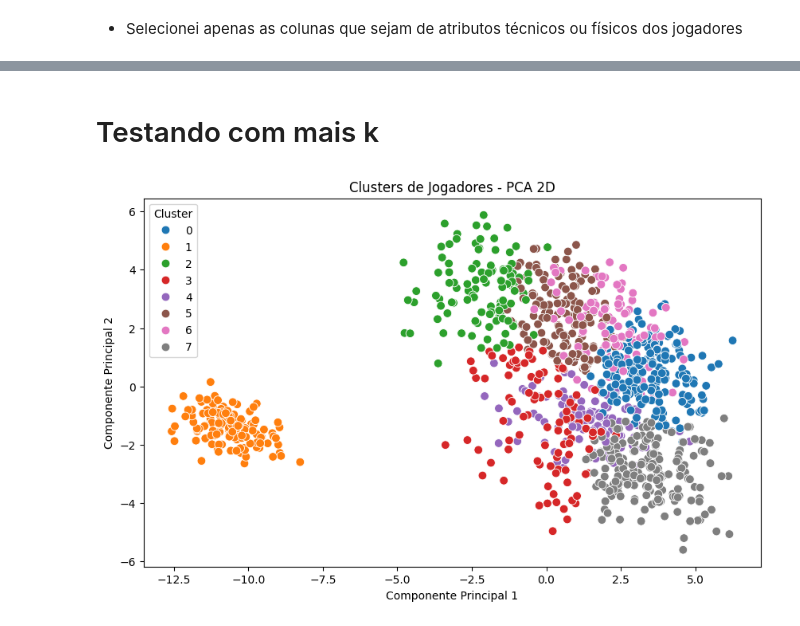
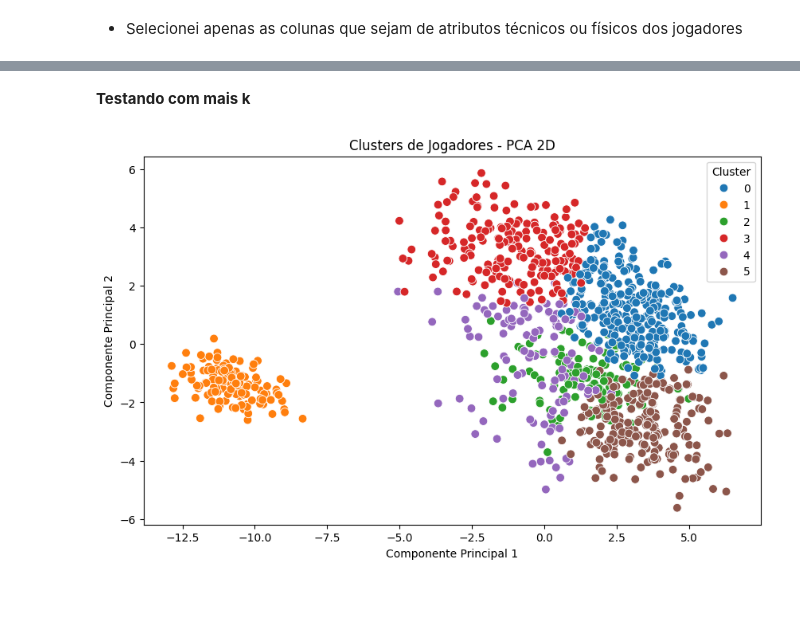
Before and after one commit to wallingson12/An-lise-atributos-de-jogadores, a Jupyter notebook: Análise Jogadores.ipynb, the cells around one changed output, grey strips where cells are left out. Drawn from its saved outputs; the diff is of its cells as text; code cells hidden in the pictures; blank space fills up the shorter version.

```diff
--- a/Análise Jogadores.ipynb
+++ b/Análise Jogadores.ipynb
@@ -308,40 +426,29 @@ Esses NaNs precisam ser identificados antes de aplicar KMeans ou PCA,
 pois esses algoritmos não aceitam valores faltantes.
 Aqui verificamos quais colunas ainda têm NaNs e visualizamos sua distribuição.
 # %%
-from sklearn.preprocessing import StandardScaler
-import pandas as pd
+# Remover colunas *_class e outras não numéricas
+colunas_para_media = [
+    col for col in atributos.columns
+    if col not in ["Preffered_Position"]
+    and not col.endswith("_class")
+    and atributos[col].dtype in ['float64', 'int64']
+]
 
-# ---------------------------
-# 1️⃣ Normalizar os atributos
-# ---------------------------
+print("Colunas usadas para normalização:", colunas_para_media)
+
+# Normalizar
 scaler = StandardScaler()
 atributos_normalizados = scaler.fit_transform(atributos[colunas_para_media])
 
-# Converter de volta para DataFrame mantendo índices e nomes das colunas
 atributos_norm_df = pd.DataFrame(
     atributos_normalizados,
     columns=colunas_para_media,
     index=atributos.index
 )
 
-# Adicionar coluna 'Name' novamente
 atributos_norm_df["Name"] = atributos["Name"]
 
-# ---------------------------
-# 2️⃣ Estatísticas básicas
-# ---------------------------
-print("Estatísticas descritivas dos atributos normalizados:")
-display(atributos_norm_df[colunas_para_media].describe())
-
-# ---------------------------
-# 3️⃣ Verificar NaNs
-# ---------------------------
-nan_por_coluna = atributos_norm_df.isna().sum()
-nan_presentes = nan_por_coluna[nan_por_coluna > 0]
-
-if nan_presentes.empty:
-    print("✅ Nenhum NaN encontrado nos atributos normalizados.")
-else:
-    print("⚠️ A seguir as colunas com NaNs e a quantidade de valores faltantes:")
-    print(nan_presentes)
+# Verificar NaNs
+print("\nVerificando NaNs depois da normalização:")
+print(atributos_norm_df.isna().sum())
 # %% [output]
@@ -369,7 +481,7 @@ from sklearn.decomposition import PCA
 X = atributos_norm_df.select_dtypes(include='number').drop(columns=['Cluster','PC1','PC2'], errors='ignore')
 
 # Rodar KMeans
-k = 4  # ajuste conforme desejar
+k = 10  # ajuste conforme desejar
 kmeans = KMeans(n_clusters=k, random_state=42)
 atributos_norm_df['Cluster'] = kmeans.fit_predict(X)
 
@@ -477,5 +593,5 @@ plt.show()
 # %% [markdown]
-# Testando com mais k
+**Testando com mais k**
 # %%
 import matplotlib.pyplot as plt
 import seaborn as sns
@@ -483,35 +599,35 @@ from sklearn.cluster import KMeans
 from sklearn.decomposition import PCA
 
 # Selecionar apenas atributos numéricos usados no clustering
 X = atributos_norm_df.select_dtypes(include='number').drop(columns=['Cluster','PC1','PC2'], errors='ignore')
 
 # Rodar KMeans
-k = 8  # ajuste conforme desejar
+k = 6  # ajuste conforme desejar
 kmeans = KMeans(n_clusters=k, random_state=42)
 atributos_norm_df['Cluster'] = kmeans.fit_predict(X)
 
 # PCA para visualização 2D
 pca = PCA(n_components=2)
 X_pca = pca.fit_transform(X)
 atributos_norm_df['PC1'] = X_pca[:, 0]
 atributos_norm_df['PC2'] = X_pca[:, 1]
 
 # Plot clusters
 plt.figure(figsize=(10,6))
 sns.scatterplot(
     x='PC1', y='PC2',
     hue='Cluster',
     palette='tab10',
     data=atributos_norm_df,
     s=60
 )
 plt.title('Clusters de Jogadores - PCA 2D')
 plt.xlabel('Componente Principal 1')
 plt.ylabel('Componente Principal 2')
 plt.legend(title='Cluster')
 plt.show()
 # %% [output]
-[figure, old version]
+[figure, new version]
 # %%
 import pandas as pd
 import numpy as np
```
Also changed, not shown: parts of 39 cells of this notebook.
